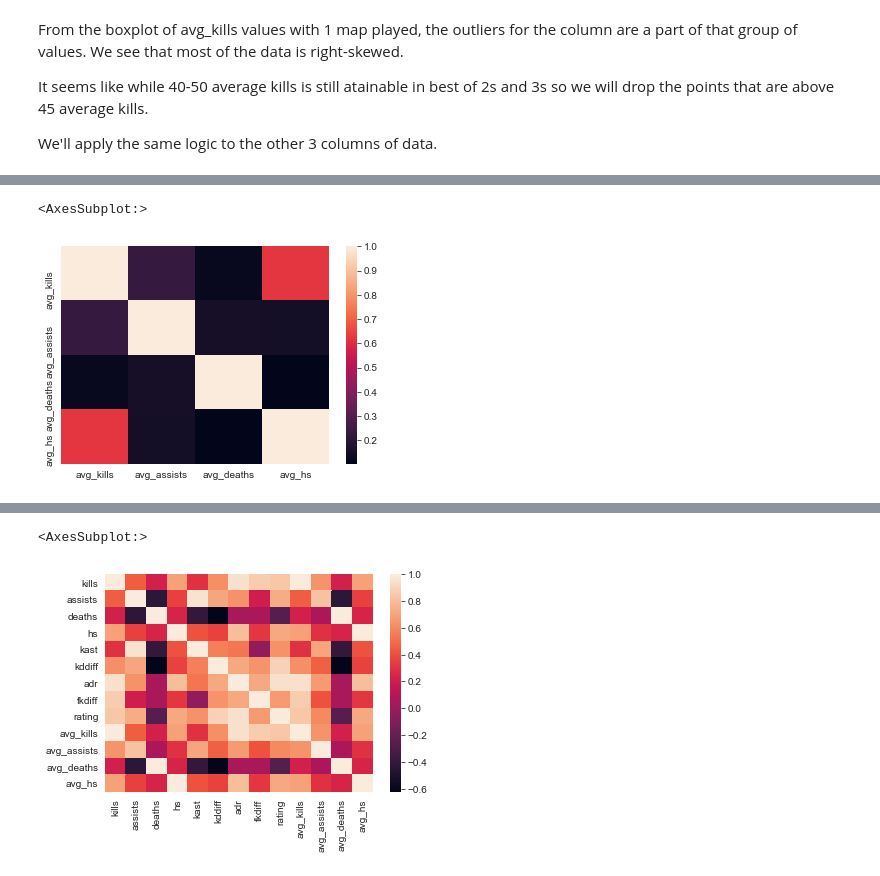
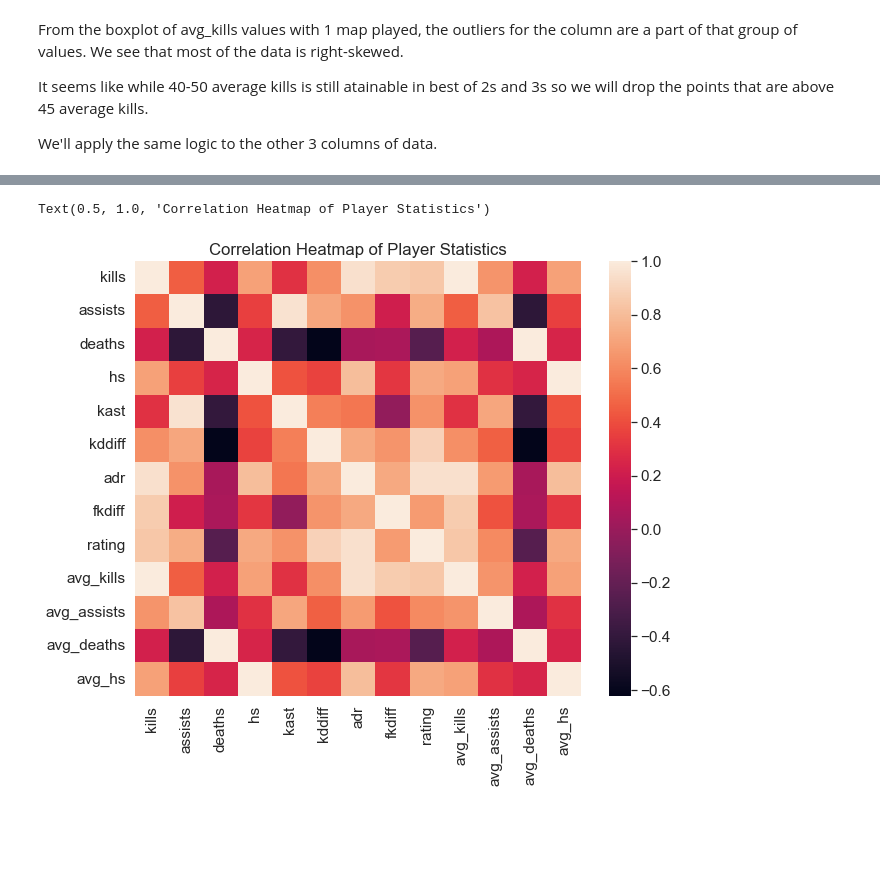
Before and after one commit to tahashahab/competitive_csgo, a Jupyter notebook: csgo_players.ipynb, the cells around one changed output, grey strips where cells are left out. Cells and saved outputs as stored; diff of their text form; code cells hidden in the pictures; blank space fills up the shorter version.

```diff
--- a/csgo_players.ipynb
+++ b/csgo_players.ipynb
@@ -241,8 +241,3 @@ plt.show()
-# %%
-sns.heatmap(players[['avg_kills', 'avg_assists', 'avg_deaths', 'avg_hs']].corr())
-# %% [output]
-<AxesSubplot:>
-[figure, removed]
 # %%
 players = players.drop(players.loc[:, 'm1_kills':'m3_rating_t'].columns, axis = 1).head()
 # %%
@@ -255,7 +250,10 @@ players.head()
 | 3 | 2020-02-26 | Ethan | Evil Geniuses | Liquid | United States | 10671 | 2339385 | 4901 | IEM Katowice 2020 | 3 | ... |
 | 4 | 2020-02-26 | NAF | Liquid | Evil Geniuses | Canada | 8520 | 2339385 | 4901 | IEM Katowice 2020 | 3 | ... |
 # %%
+sns.set(font_scale=1.4)
+plt.figure(figsize=(10,8))
 sns.heatmap(players.drop(['player_id', 'match_id', 'event_id', 'best_of', 'maps_played'], axis=1).corr())
+plt.title('Correlation Heatmap of Player Statistics')
 # %% [output]
-<AxesSubplot:>
+Text(0.5, 1.0, 'Correlation Heatmap of Player Statistics')
-[figure, old version]
+[figure, new version]
```
Also changed, not shown: parts of 4 cells of this notebook, 14 other files.
